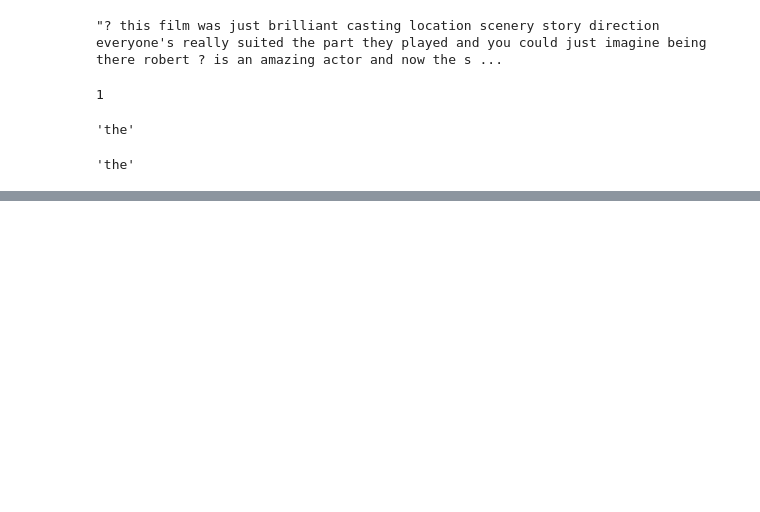
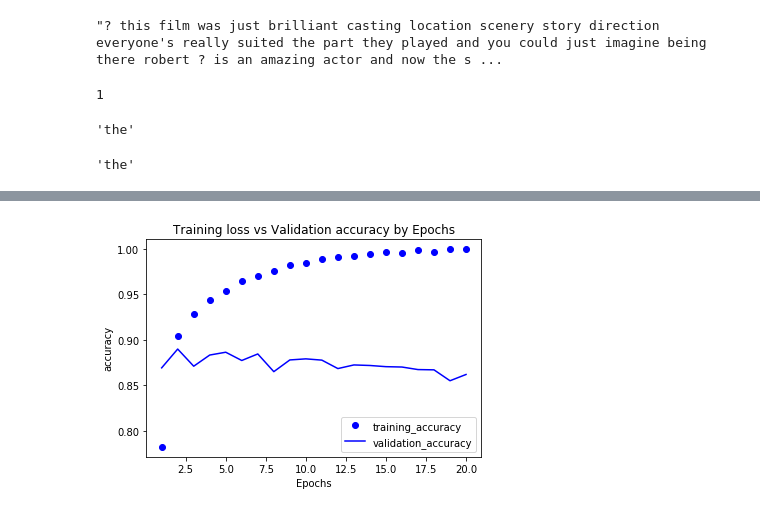
Before and after one commit to RahulTechTutorials/Deep_learning, a Jupyter notebook: IMDB_Review_classification.ipynb, the cells around one changed output, grey strips where cells are left out. Cells and saved outputs as stored; diff of their text form; code cells hidden in the pictures; blank space fills up the shorter version.

```diff
--- a/IMDB_Review_classification.ipynb
+++ b/IMDB_Review_classification.ipynb
@@ -70,0 +171,11 @@ reverse_word_index.get(1,'?')
+# %%
+###plotting the training and validation accuracy and losses on matplot lib
+plt.plot(epochs,accuracy,'bo',label = 'training_accuracy')
+plt.plot(epochs,val_accuracy,'b',label = 'validation_accuracy')
+plt.xlabel('Epochs')
+plt.ylabel('accuracy')
+plt.legend()
+plt.title('Training loss vs Validation accuracy by Epochs')
+plt.show()
+# %% [output]
+[figure, added]
```
Also changed, not shown: parts of 29 cells of this notebook.
